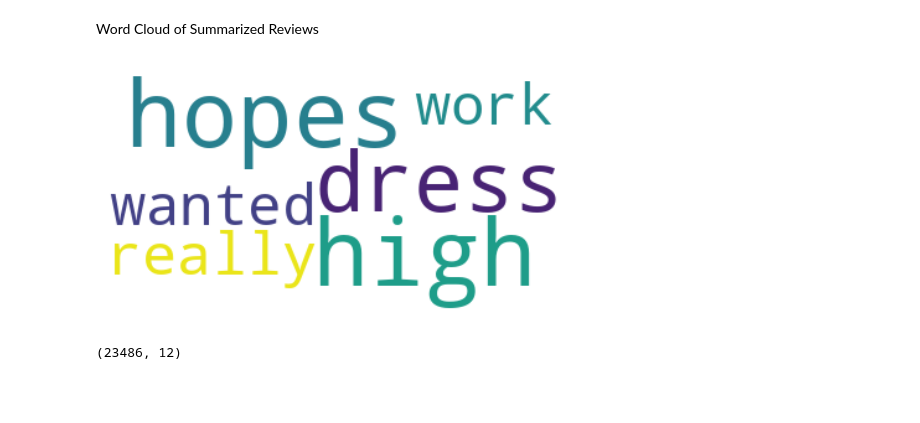
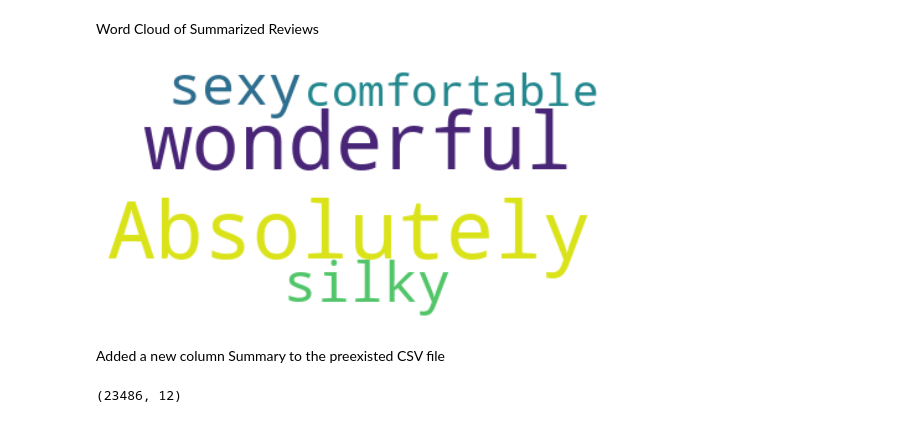
Before and after one commit to yashwanthAI-DL/Text_summary, a Jupyter notebook: Text_Summarization.ipynb, the cells around one changed output. Cells and saved outputs as stored; diff of their text form; code cells hidden in the pictures; blank space fills up the shorter version.

```diff
--- a/Text_Summarization.ipynb
+++ b/Text_Summarization.ipynb
@@ -129,17 +109,19 @@ Word Cloud of Summarized Reviews
 # %%
 import pandas as pd
 import matplotlib.pyplot as plt
 %matplotlib inline
 from wordcloud import WordCloud
 
 # Creating word_cloud with text as argument in .generate() method
-word_cloud = WordCloud(collocations = False, background_color = 'white').generate(lst[2])
+word_cloud = WordCloud(collocations = False, background_color = 'white').generate(lst[0])
 # Display the generated Word Cloud
 plt.imshow(word_cloud, interpolation='bilinear')
 plt.axis("off")
 plt.show()
 # %% [output]
-[figure, old version]
+[figure, new version]
+# %% [markdown]
+Added a new column Summary to the preexisted CSV file
 # %%
 data["Summary"]=lst
 # %%
```
Also changed, not shown: parts of 2 cells of this notebook.
